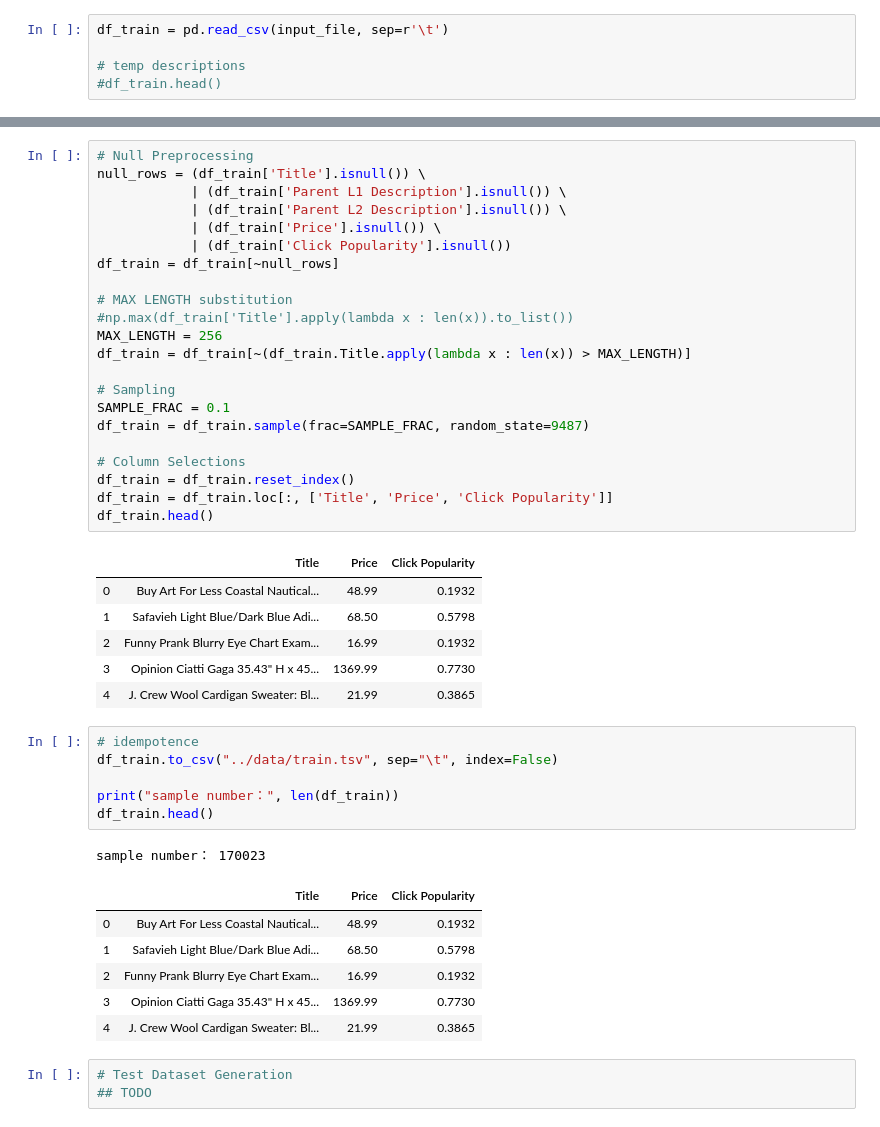
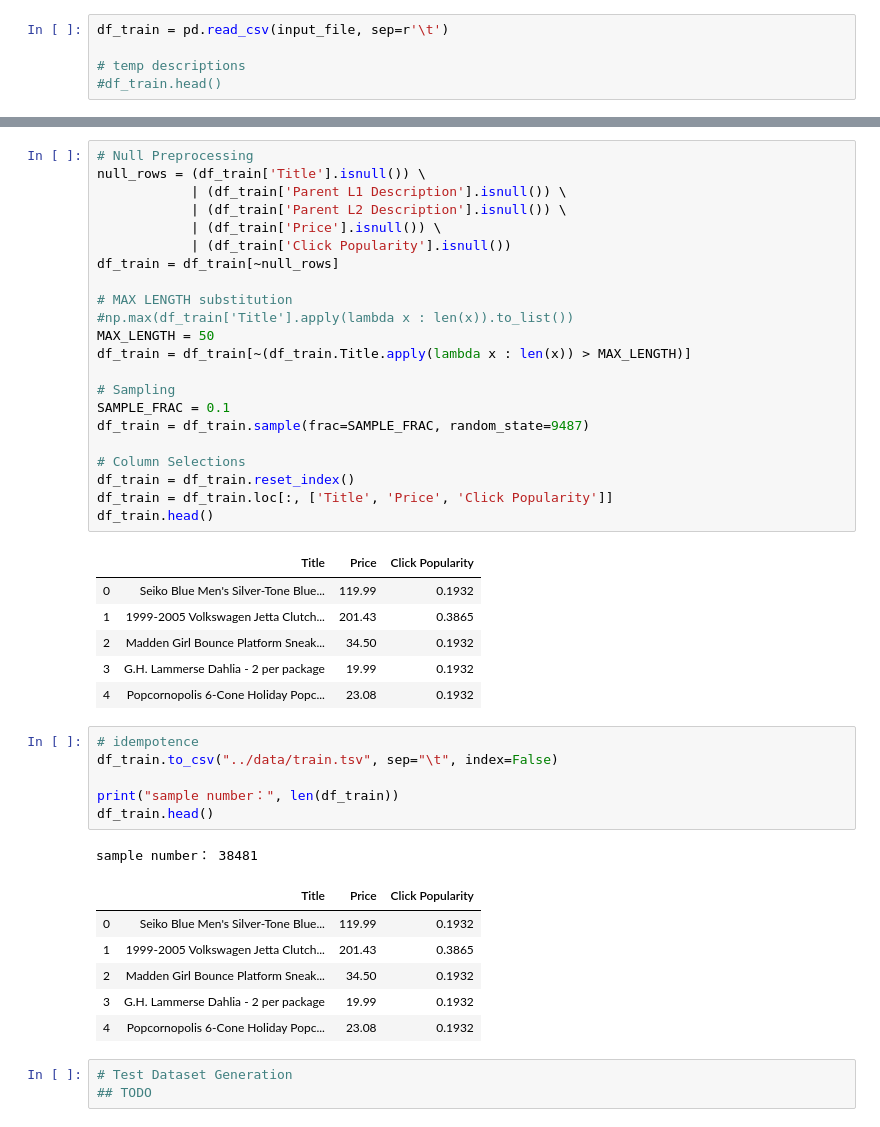
Before and after one commit to echonesis/pytorch_tutorial, a Jupyter notebook: notebook/bert_test_notebook.ipynb, the cells around one changed output, grey strips where cells are left out. Drawn from its saved outputs; the diff is of its cells as text.

```diff
--- a/notebook/bert_test_notebook.ipynb
+++ b/notebook/bert_test_notebook.ipynb
@@ -21,32 +21,32 @@ df_train = pd.read_csv(input_file, sep=r'\t')
 # %%
 # Null Preprocessing
 null_rows = (df_train['Title'].isnull()) \
             | (df_train['Parent L1 Description'].isnull()) \
             | (df_train['Parent L2 Description'].isnull()) \
             | (df_train['Price'].isnull()) \
             | (df_train['Click Popularity'].isnull())
 df_train = df_train[~null_rows]
 
 # MAX LENGTH substitution
 #np.max(df_train['Title'].apply(lambda x : len(x)).to_list())
-MAX_LENGTH = 256
+MAX_LENGTH = 50
 df_train = df_train[~(df_train.Title.apply(lambda x : len(x)) > MAX_LENGTH)]
 
 # Sampling
 SAMPLE_FRAC = 0.1
 df_train = df_train.sample(frac=SAMPLE_FRAC, random_state=9487)
 
 # Column Selections
 df_train = df_train.reset_index()
 df_train = df_train.loc[:, ['Title', 'Price', 'Click Popularity']]
 df_train.head()
 # %% [output]
 |  | Title | Price | Click Popularity |
-| 0 | Buy Art For Less Coastal Nautical... | 48.99 | 0.1932 |
-| 1 | Safavieh Light Blue/Dark Blue Adi... | 68.50 | 0.5798 |
-| 2 | Funny Prank Blurry Eye Chart Exam... | 16.99 | 0.1932 |
-| 3 | Opinion Ciatti Gaga 35.43" H x 45... | 1369.99 | 0.7730 |
-| 4 | J. Crew Wool Cardigan Sweater: Bl... | 21.99 | 0.3865 |
+| 0 | Seiko Blue Men's Silver-Tone Blue... | 119.99 | 0.1932 |
+| 1 | 1999-2005 Volkswagen Jetta Clutch... | 201.43 | 0.3865 |
+| 2 | Madden Girl Bounce Platform Sneak... | 34.50 | 0.1932 |
+| 3 | G.H. Lammerse Dahlia - 2 per package | 19.99 | 0.1932 |
+| 4 | Popcornopolis 6-Cone Holiday Popc... | 23.08 | 0.1932 |
 # %%
 # idempotence
 df_train.to_csv("../data/train.tsv", sep="\t", index=False)
@@ -54,13 +54,13 @@ df_train.to_csv("../data/train.tsv", sep="\t", index=False)
 print("sample number：", len(df_train))
 df_train.head()
 # %% [output]
-sample number： 170023
+sample number： 38481
 |  | Title | Price | Click Popularity |
-| 0 | Buy Art For Less Coastal Nautical... | 48.99 | 0.1932 |
-| 1 | Safavieh Light Blue/Dark Blue Adi... | 68.50 | 0.5798 |
-| 2 | Funny Prank Blurry Eye Chart Exam... | 16.99 | 0.1932 |
-| 3 | Opinion Ciatti Gaga 35.43" H x 45... | 1369.99 | 0.7730 |
-| 4 | J. Crew Wool Cardigan Sweater: Bl... | 21.99 | 0.3865 |
+| 0 | Seiko Blue Men's Silver-Tone Blue... | 119.99 | 0.1932 |
+| 1 | 1999-2005 Volkswagen Jetta Clutch... | 201.43 | 0.3865 |
+| 2 | Madden Girl Bounce Platform Sneak... | 34.50 | 0.1932 |
+| 3 | G.H. Lammerse Dahlia - 2 per package | 19.99 | 0.1932 |
+| 4 | Popcornopolis 6-Cone Holiday Popc... | 23.08 | 0.1932 |
 # %%
 # Test Dataset Generation
 ## TODO
```
Also changed, not shown: parts of 19 cells of this notebook, 1 other file.
